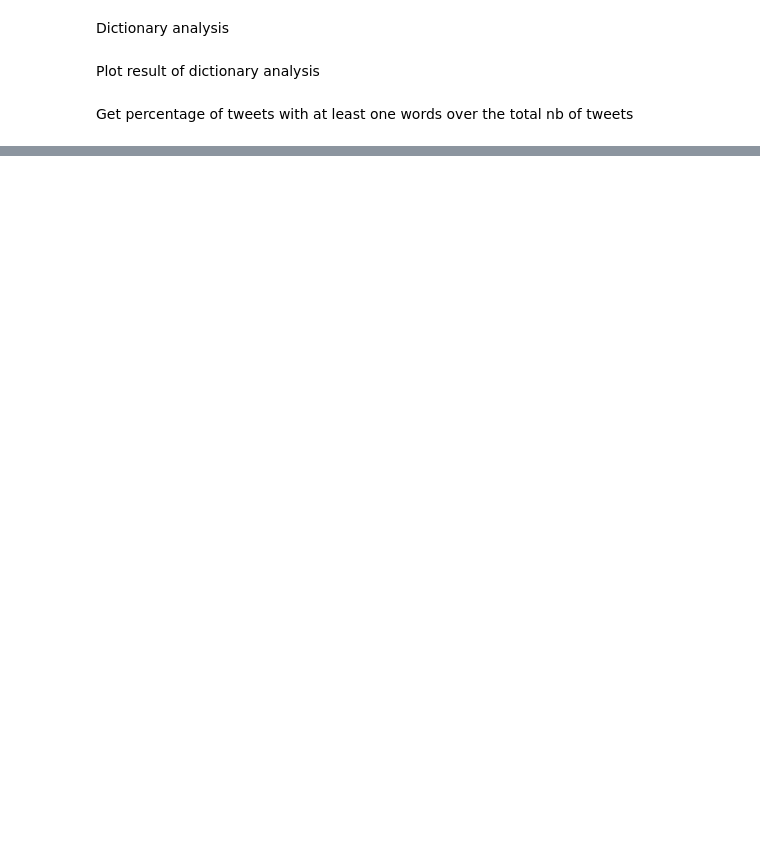
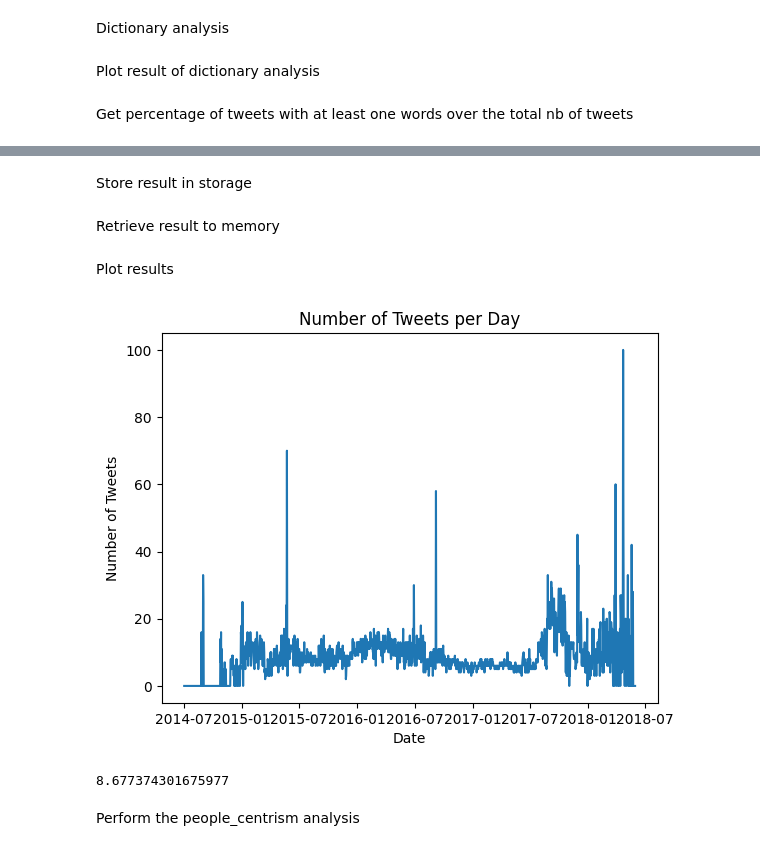
Before and after one commit to loris-verga/populist_russians_bots, a Jupyter notebook: dictionnary_based_analysis.ipynb, the cells around one changed output, grey strips where cells are left out. Saved outputs shown, nothing was run; the diff lists cells and outputs as text; code cells hidden in the pictures; blank space fills up the shorter version.

Commit message:
update analysis and upload cached results

```diff
--- a/dictionnary_based_analysis.ipynb
+++ b/dictionnary_based_analysis.ipynb
@@ -78,0 +120,2 @@ plot.plot_result(date_array, percentage, START_DATE, END_DATE)
+# %% [markdown]
+Store result in storage
@@ -78,0 +124,17 @@ plot.plot_result(date_array, percentage, START_DATE, END_DATE)
+# %% [markdown]
+Retrieve result to memory
+# %%
+nb_of_tweets_anti_elitist = np.load('./nb_of_tweets_anti_elitist.npy')
+# %% [markdown]
+Plot results
+# %%
+percentage_anti_elitist = percentage.percentage_of_tweets(nb_of_tweets_anti_elitist, nb_of_tweets_per_day)
+plot.plot_result(date_array, percentage_anti_elitist, START_DATE, END_DATE)
+mean_percentage = np.mean(percentage_anti_elitist)
+
+print(mean_percentage)
+# %% [output]
+[figure, added]
+8.677374301675977
+# %% [markdown]
+Perform the people_centrism analysis
```
Also changed, not shown: parts of 9 cells of this notebook, 5 other files.
